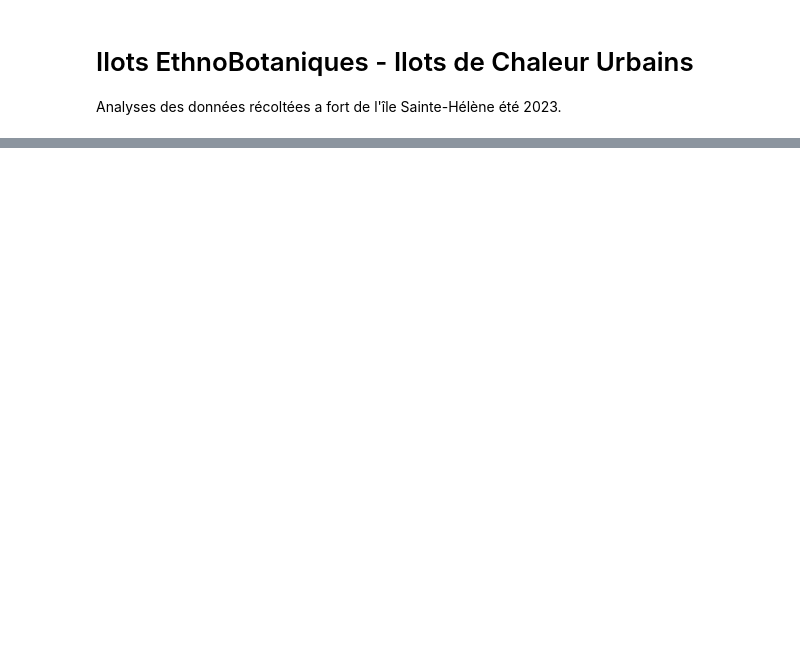
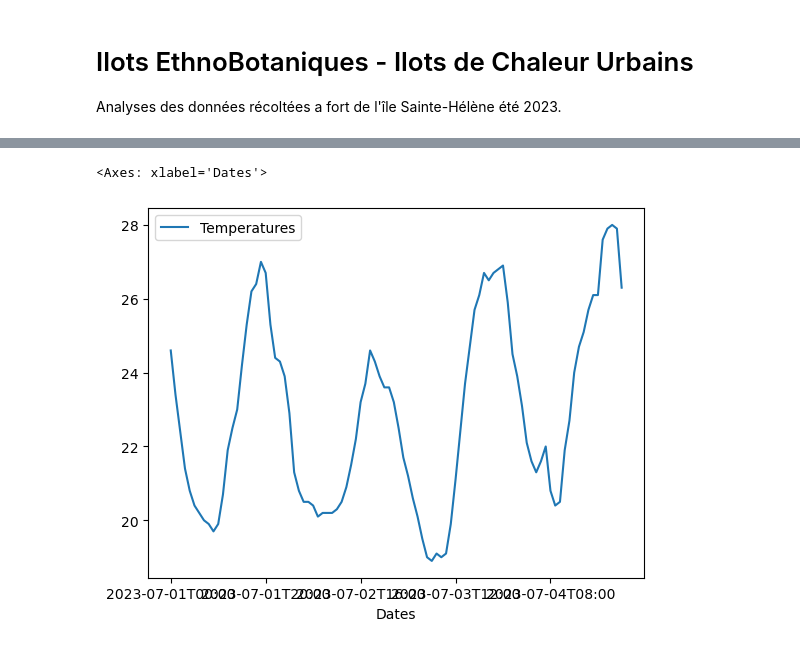
Before and after one commit to qhienle/ieb_icu, a Jupyter notebook: ieb_icu-analyses.ipynb, the cells around one changed output, grey strips where cells are left out. Cells and saved outputs as stored; diff of their text form; code cells hidden in the pictures; blank space fills up the shorter version.

Commit message:
Add figures

```diff
--- a/ieb_icu-analyses.ipynb
+++ b/ieb_icu-analyses.ipynb
@@ -21,11 +22,9 @@ print(f"{lat}, {lon}")
 
 # Get the temperatures of a given location
 #
-req = requests.get(f'https://api.open-meteo.com/v1/forecast?latitude={lat}&longitude={lon}&hourly=temperature_2m')
-req = json.loads(req.text)
-
-# get the tempratures
-temperatures = req['hourly']['temperature_2m']
-
-# get the times
-times = req['hourly']['time']
+response = requests.get(f'https://api.open-meteo.com/v1/forecast?latitude={lat}&longitude={lon}&hourly=temperature_2m')
+response = requests.get(f"https://archive-api.open-meteo.com/v1/era5?latitude={lat}&longitude={lon}&start_date=2023-06-29&end_date=2023-07-10&hourly=temperature_2m")
+temperatures = response.json().get('hourly')['temperature_2m']
+datetimes = response.json().get('hourly')['time']
+df_meteo_mtl = pd.DataFrame({'Dates': datetimes, 'Temperatures': temperatures})
+df_meteo_mtl
@@ -32 +45,6 @@ times = req['hourly']['time']
+# %%
+df_meteo_mtl.plot(x='Dates', y='Temperatures')
+# %% [output]
+<Axes: xlabel='Dates'>
+[figure, added]
 # %%
```
Also changed, not shown: parts of 15 cells of this notebook, 1 other file.
